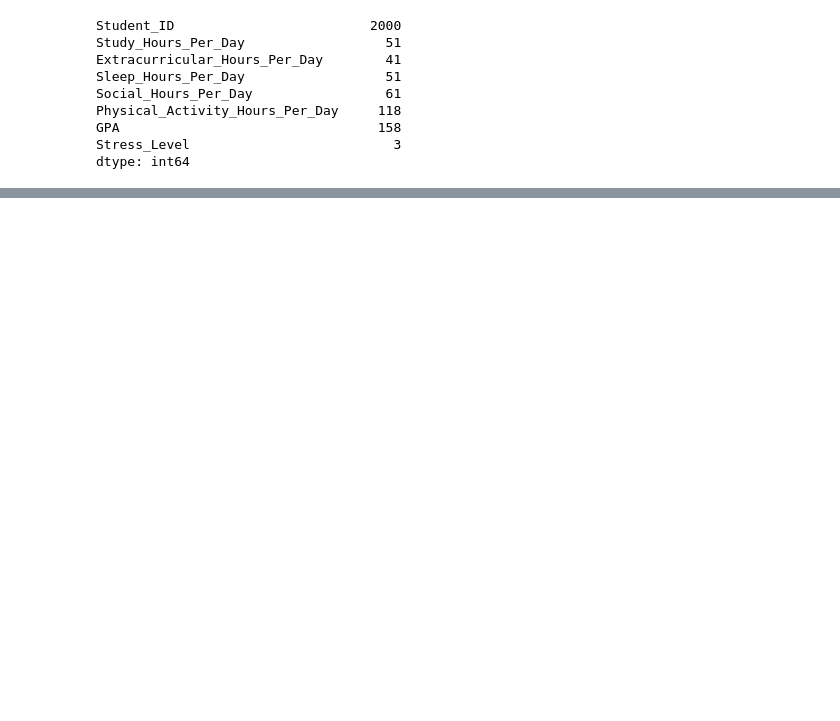
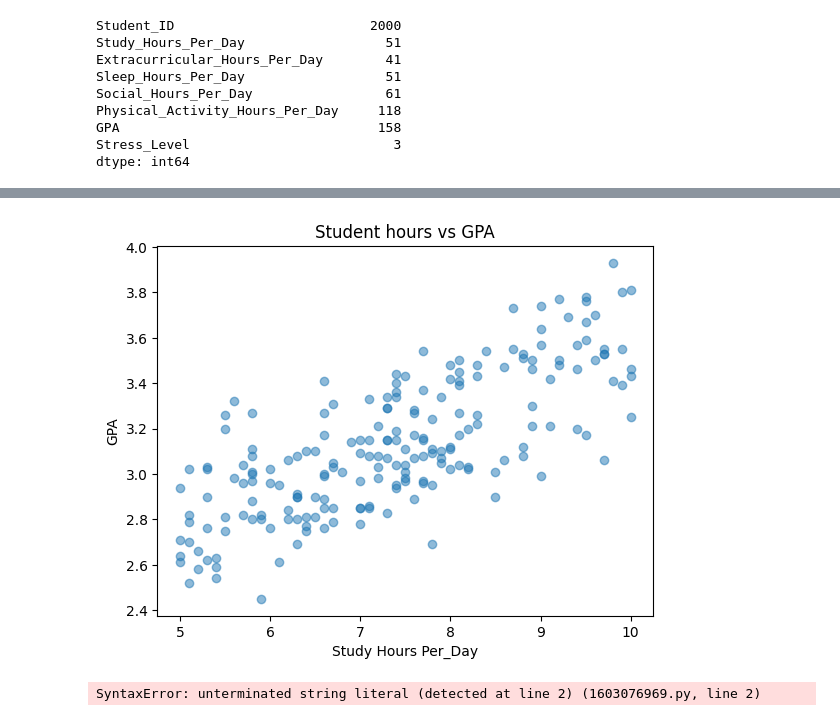
Before and after one commit to muradiali220-spec/Makeen-data-science-AI-, a Jupyter notebook: project.ipynb, the cells around one changed output, grey strips where cells are left out. Cells and saved outputs as stored; diff of their text form; code cells hidden in the pictures; blank space fills up the shorter version.

```diff
--- a/project.ipynb
+++ b/project.ipynb
@@ -121,0 +247,23 @@ dtype: int64
+# %%
+# Randomly select 100 rows from your DataFrame
+df_sample = df.sample(n=200, random_state=42)
+
+# Then plot it
+plt.scatter(df_sample['Study_Hours_Per_Day'], df_sample['GPA'], alpha=0.5)
+plt.title('Student hours vs GPA')
+plt.xlabel('Study Hours Per_Day')
+plt.ylabel('GPA')
+plt.show()
+# %% [output]
+[figure, added]
+# %%
+
+# Histogram for Python marks
+plt.hist(df["GPA"], bins=10, color='skyblue', edgecolor='black')
+plt.title("GPA FOR STUDENTS")
+plt.xlabel("GPA")
+plt.ylabel("Number of Students")
+plt.locator_params(axis='y',integer=True)# number stu int
+plt.show()
+# %% [output]
+SyntaxError: unterminated string literal (detected at line 2) (1603076969.py, line 2)
```
Also changed, not shown: parts of 22 cells of this notebook.
